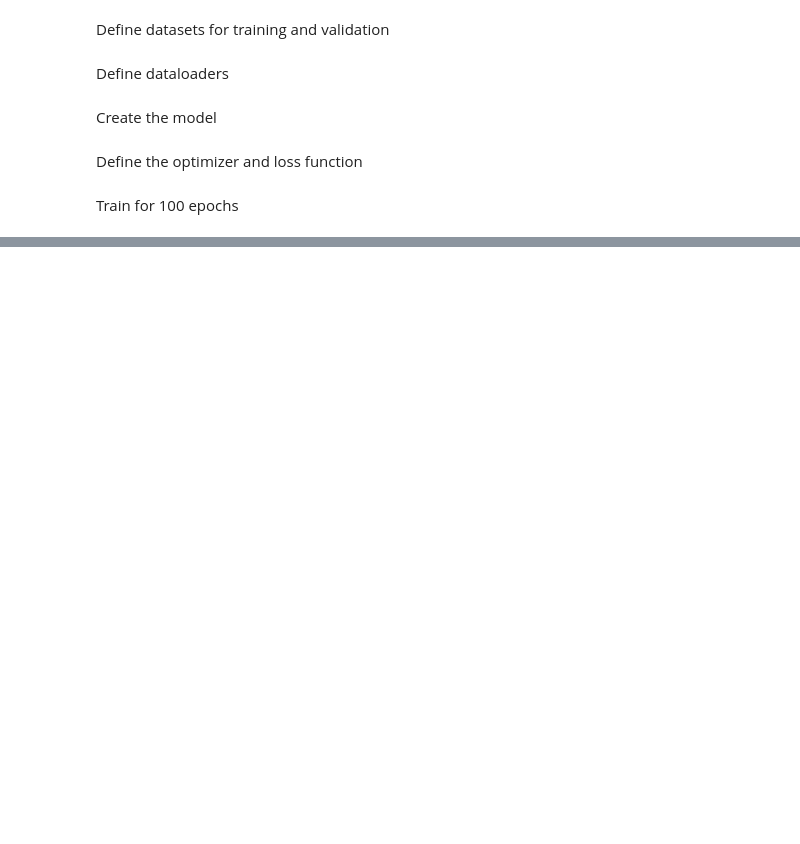
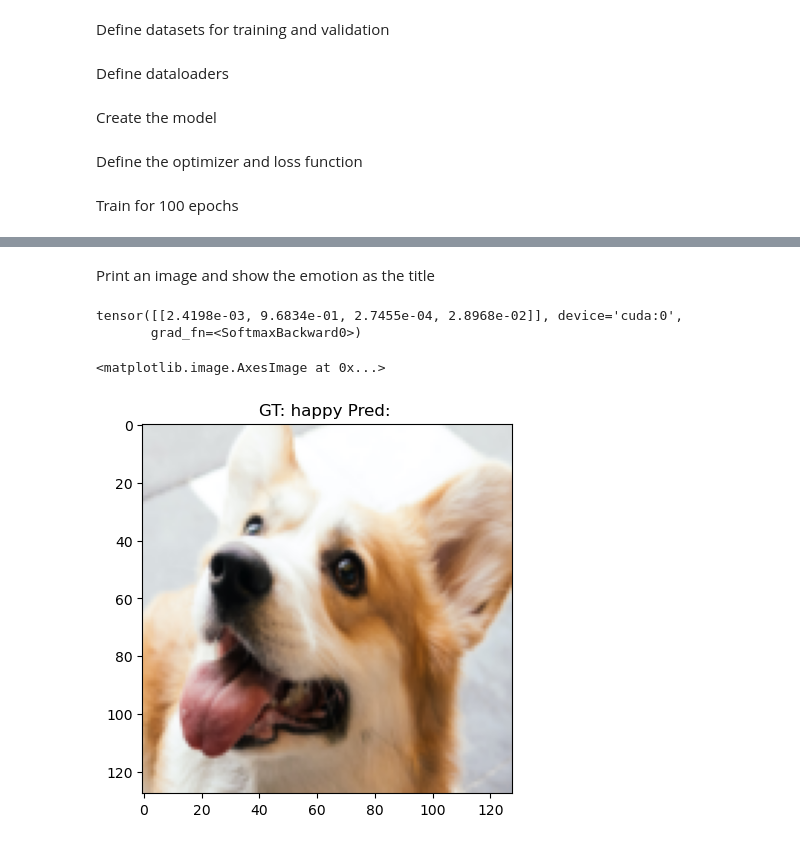
Before and after one commit to toivow/PetFacialExpression, a Jupyter notebook: Notebook.ipynb, the cells around one changed output, grey strips where cells are left out. Saved outputs shown, nothing was run; the diff lists cells and outputs as text; code cells hidden in the pictures; blank space fills up the shorter version.

Commit message:
Add plotting for checking model output to ground truth

```diff
--- a/Notebook.ipynb
+++ b/Notebook.ipynb
@@ -79,0 +99,18 @@ TypeError: pic should be PIL Image. Got <class 'torch.Tensor'>
+# %% [markdown]
+Print an image and show the emotion as the title
+# %%
+img, label = dataset_val[3]
+torch.softmax(model(img[None,:].to(device)), dim=1)
+# %% [output]
+tensor([[2.4198e-03, 9.6834e-01, 2.7455e-04, 2.8968e-02]], device='cuda:0',
+       grad_fn=<SoftmaxBackward0>)
+# %%
+model.eval()
+img, label = dataset_val[3]
+img = img.permute(1, 2, 0).to(device)
+pred = model(img)
+plt.title("GT: " + dataset_train.dataset.classes[label] + " Pred: ")
+plt.imshow(img.detach().cpu())
+# %% [output]
+<matplotlib.image.AxesImage at 0x...>
+[figure, added]
```
Also changed, not shown: parts of 2 cells of this notebook.
